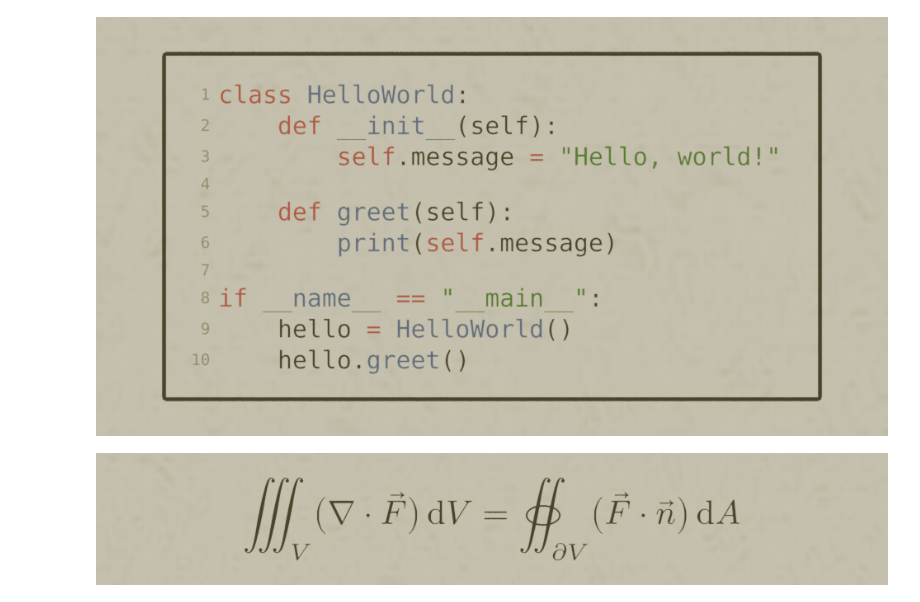
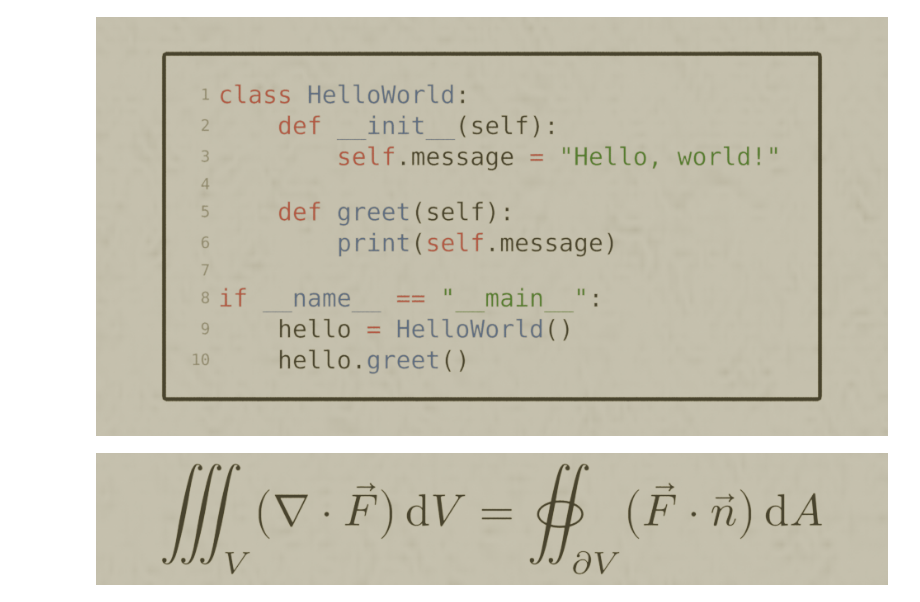
Before and after one commit to kolibril13/bpy-gallery, a Jupyter notebook: docs/n4_typst_examples.ipynb, the cells around one changed output. Drawn from its saved outputs; the diff is of its cells as text; code cells hidden in the pictures.

```diff
--- a/docs/n4_typst_examples.ipynb
+++ b/docs/n4_typst_examples.ipynb
@@ -166,11 +104,10 @@ render_result(width="900pt")
 # %%
 fresh_scene()
 content = """
 #set math.lr(size: 80%)
 $ integral.triple _V (nabla dot accent(F, arrow)) dif V = integral.surf_(partial V)  (accent(F, arrow) dot accent(n, arrow)) dif A $
 """
 c = typst_express(content)
-adjust_camera_to_collection(c)
-render_result(width="1200pt")
+render_result(collection=c , padding_factor=-0.4, width="1200pt")
 # %% [output]
-[figure, old version]
+[figure, new version]
```
Also changed, not shown: parts of 8 cells of this notebook, 1 other file.
